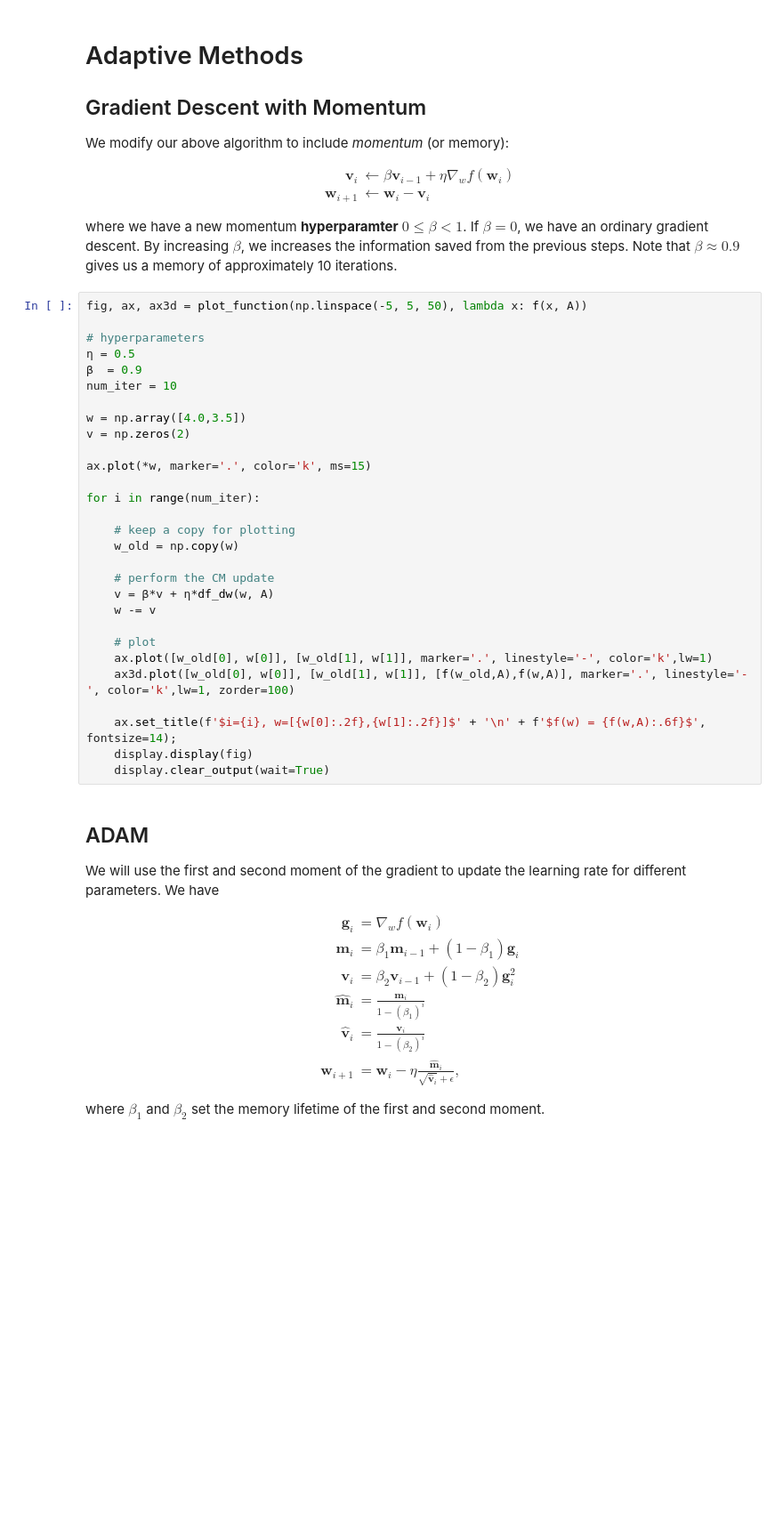
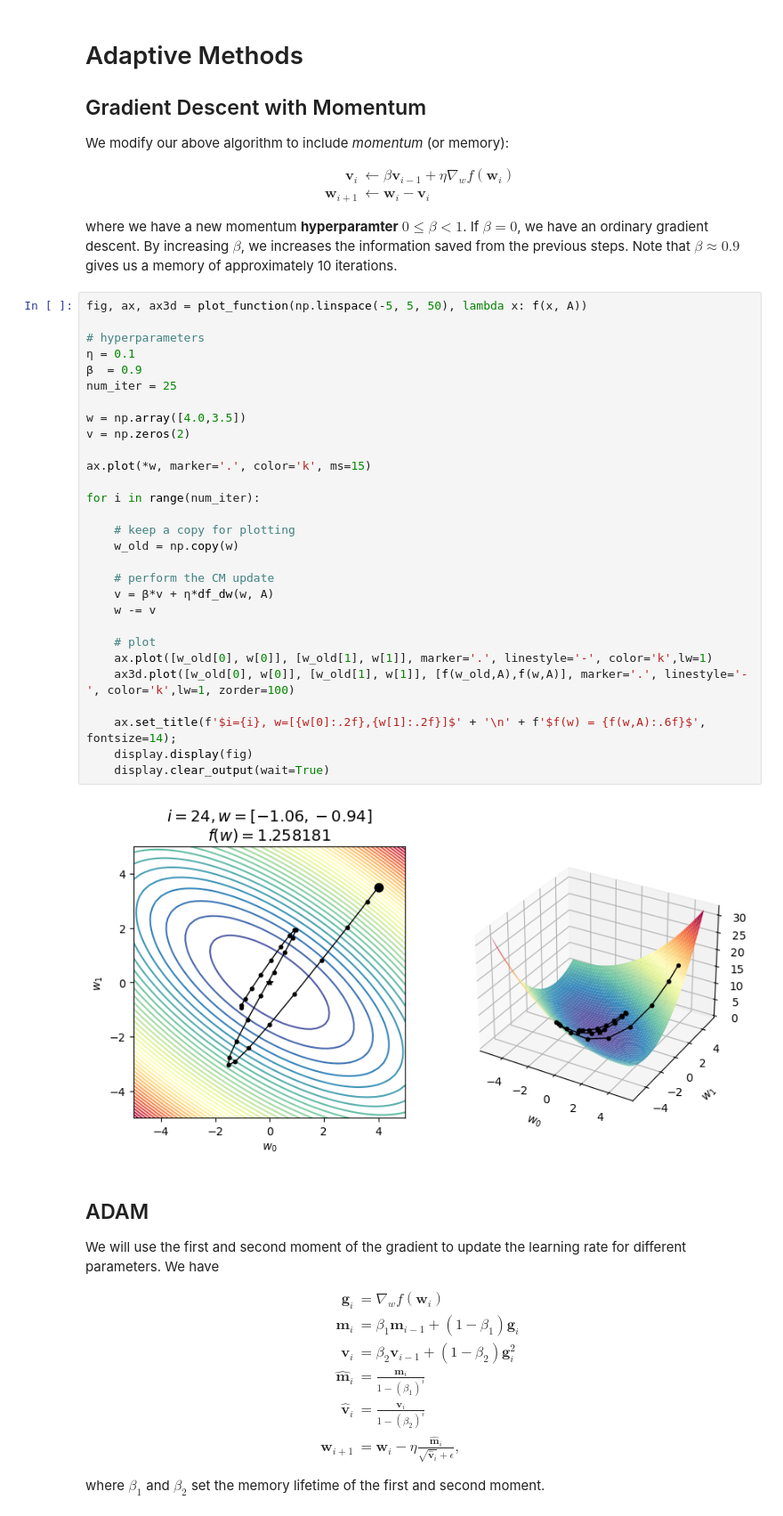
Before and after one commit to sarahharkins7/Optimization, a Jupyter notebook: Optimization.ipynb, the cells around one changed output. Shown at 89% size. Cells and saved outputs as stored; diff of their text form; blank space fills up the shorter version.

```diff
--- a/Optimization.ipynb
+++ b/Optimization.ipynb
@@ -81,32 +83,34 @@ where we have a new momentum **hyperparamter** $0 \le \beta < 1$. If $\beta = 0$
 # %%
 fig, ax, ax3d = plot_function(np.linspace(-5, 5, 50), lambda x: f(x, A))
 
 # hyperparameters
-η = 0.5
+η = 0.1
 β  = 0.9
-num_iter = 10
+num_iter = 25
 
 w = np.array([4.0,3.5])
 v = np.zeros(2)
 
 ax.plot(*w, marker='.', color='k', ms=15)
 
 for i in range(num_iter):
 
     # keep a copy for plotting
     w_old = np.copy(w)
 
     # perform the CM update
     v = β*v + η*df_dw(w, A)
     w -= v
 
     # plot
     ax.plot([w_old[0], w[0]], [w_old[1], w[1]], marker='.', linestyle='-', color='k',lw=1)
     ax3d.plot([w_old[0], w[0]], [w_old[1], w[1]], [f(w_old,A),f(w,A)], marker='.', linestyle='-', color='k',lw=1, zorder=100)
 
     ax.set_title(f'$i={i}, w=[{w[0]:.2f},{w[1]:.2f}]$' + '\n' + f'$f(w) = {f(w,A):.6f}$', fontsize=14);
     display.display(fig)
     display.clear_output(wait=True)
+# %% [output]
+[figure, added]
 # %% [markdown]
 ## ADAM
 We will use the first and second moment of the gradient to update the learning rate for different parameters. We have
```
Also changed, not shown: parts of 10 cells of this notebook.
